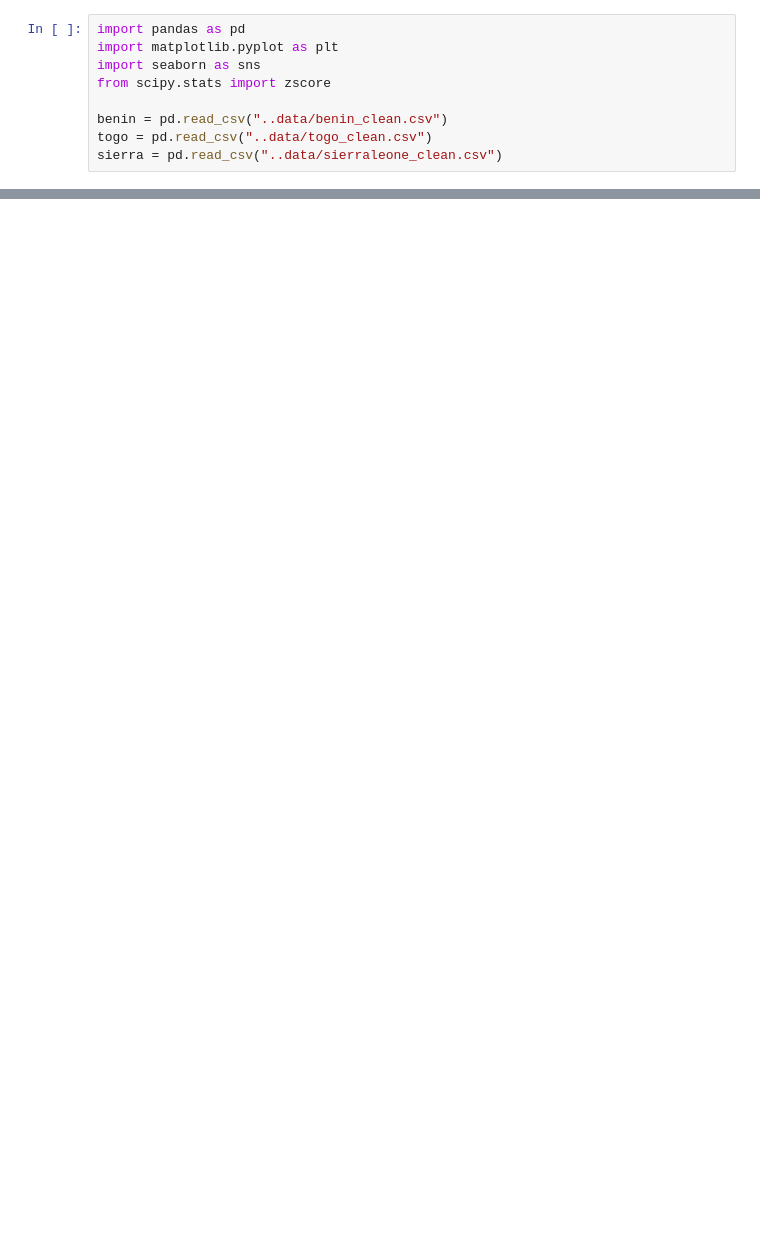
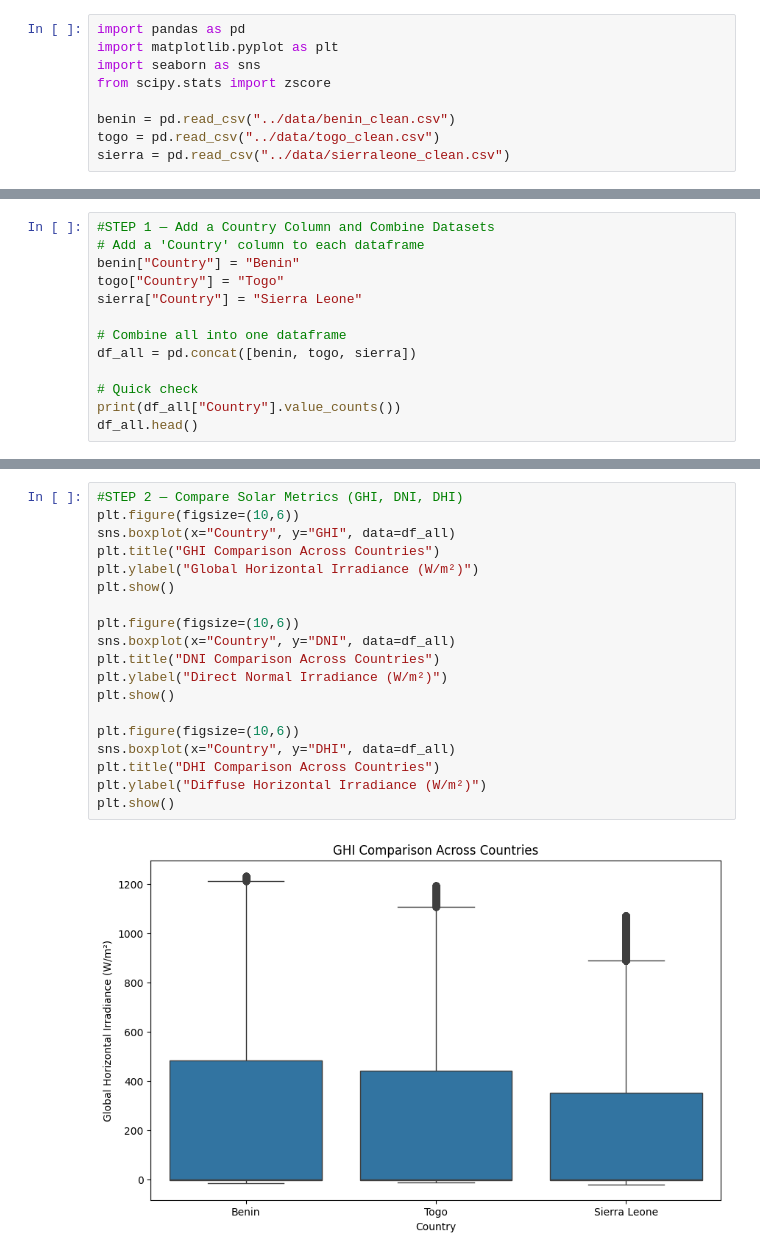
Before and after one commit to Lemlem-Tsifete/solar-challenge-week0, a Jupyter notebook: notebooks/compare_countries.ipynb, the cells around one changed output, grey strips where cells are left out. Cells and saved outputs as stored; diff of their text form; blank space fills up the shorter version.

Commit message:
feat: cross-country solar comparison with visual and statistical analysis

```diff
--- a/notebooks/compare_countries.ipynb
+++ b/notebooks/compare_countries.ipynb
@@ -4,6 +4,6 @@ import matplotlib.pyplot as plt
 import seaborn as sns
 from scipy.stats import zscore
 
-benin = pd.read_csv("..data/benin_clean.csv")
-togo = pd.read_csv("..data/togo_clean.csv")
-sierra = pd.read_csv("..data/sierraleone_clean.csv")
+benin = pd.read_csv("../data/benin_clean.csv")
+togo = pd.read_csv("../data/togo_clean.csv")
+sierra = pd.read_csv("../data/sierraleone_clean.csv")
@@ -11,0 +10,13 @@ FileNotFoundError: [Errno 2] No such file or directory: '..data/benin_clean.csv'
+# %%
+#STEP 1 — Add a Country Column and Combine Datasets
+# Add a 'Country' column to each dataframe
+benin["Country"] = "Benin"
+togo["Country"] = "Togo"
+sierra["Country"] = "Sierra Leone"
+
+# Combine all into one dataframe
+df_all = pd.concat([benin, togo, sierra])
+
+# Quick check
+print(df_all["Country"].value_counts())
+df_all.head()
@@ -11,0 +35,21 @@ FileNotFoundError: [Errno 2] No such file or directory: '..data/benin_clean.csv'
+# %%
+#STEP 2 — Compare Solar Metrics (GHI, DNI, DHI)
+plt.figure(figsize=(10,6))
+sns.boxplot(x="Country", y="GHI", data=df_all)
+plt.title("GHI Comparison Across Countries")
+plt.ylabel("Global Horizontal Irradiance (W/m²)")
+plt.show()
+
+plt.figure(figsize=(10,6))
+sns.boxplot(x="Country", y="DNI", data=df_all)
+plt.title("DNI Comparison Across Countries")
+plt.ylabel("Direct Normal Irradiance (W/m²)")
+plt.show()
+
+plt.figure(figsize=(10,6))
+sns.boxplot(x="Country", y="DHI", data=df_all)
+plt.title("DHI Comparison Across Countries")
+plt.ylabel("Diffuse Horizontal Irradiance (W/m²)")
+plt.show()
+# %% [output]
+[figure, added]
```
Also changed, not shown: parts of 6 cells of this notebook.
